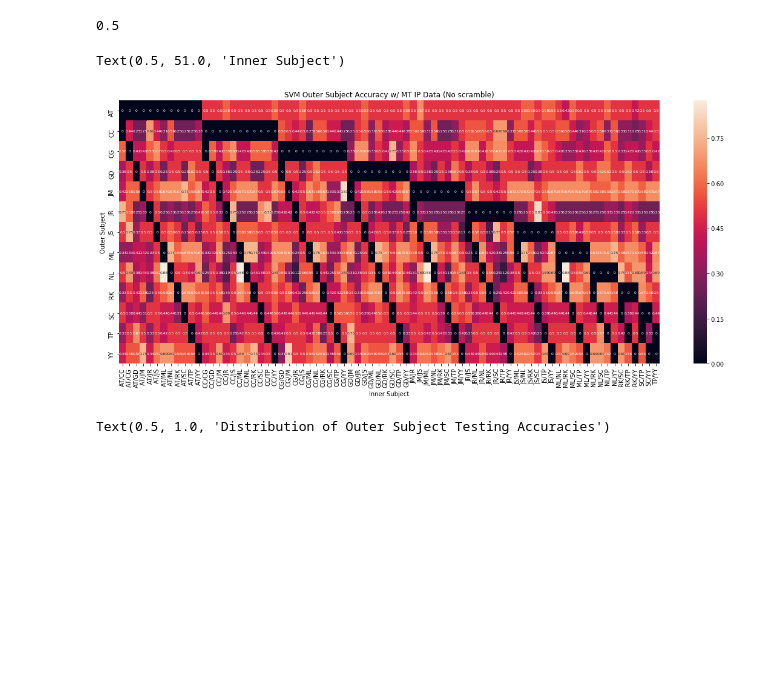
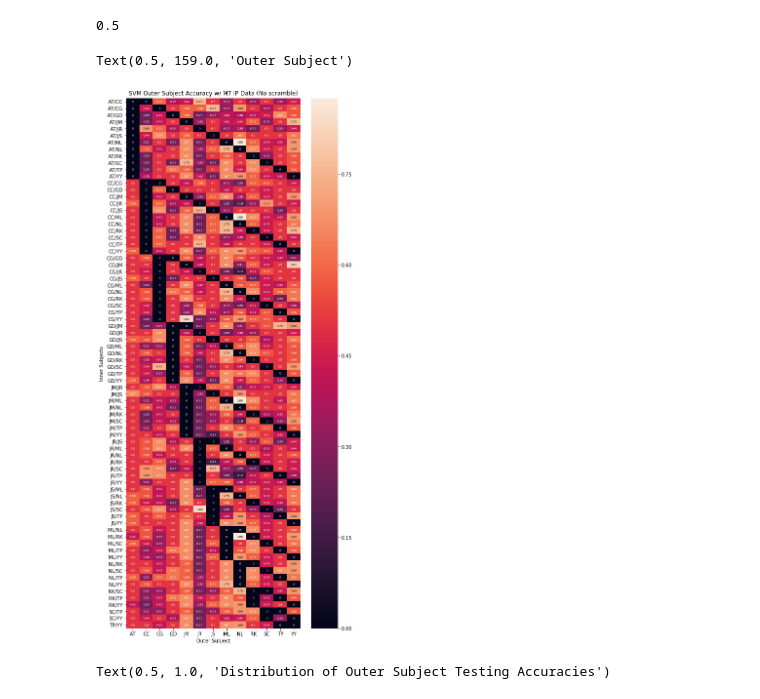
Before and after one commit to alexxyu/fmri-svm, a Jupyter notebook: Data Visualization.ipynb, the cells around one changed output. Saved outputs shown, nothing was run; the diff lists cells and outputs as text; code cells hidden in the pictures; blank space fills up the shorter version.

```diff
--- a/Data Visualization.ipynb
+++ b/Data Visualization.ipynb
@@ -49,16 +49,16 @@ np.median(vals)
 # %%
 outer_accs = pd.read_csv('output/outer_accs16_2inner.csv', index_col=0)
 
-plt.figure(figsize=(20,8))
-ax = sns.heatmap(outer_accs.fillna(value=0), annot=True, annot_kws={"fontsize":6})
+plt.figure(figsize=(8,20))
+ax = sns.heatmap(outer_accs.transpose().fillna(value=0), annot=True, annot_kws={"fontsize":6})
 bottom, top = ax.get_ylim()
 ax.set_ylim(bottom + 0.5, top - 0.5)
 ax.set_title('SVM Outer Subject Accuracy w/ MT IP Data (No scramble)')
-ax.set_ylabel('Outer Subject')
-ax.set_xlabel('Inner Subject')
+ax.set_ylabel('Inner Subjects')
+ax.set_xlabel('Outer Subject')
 # %% [output]
-Text(0.5, 51.0, 'Inner Subject')
+Text(0.5, 159.0, 'Outer Subject')
-[figure, old version]
+[figure, new version]
 # %%
 vals = []
 for column in outer_accs:
```
Also changed, not shown: 15 other files.
